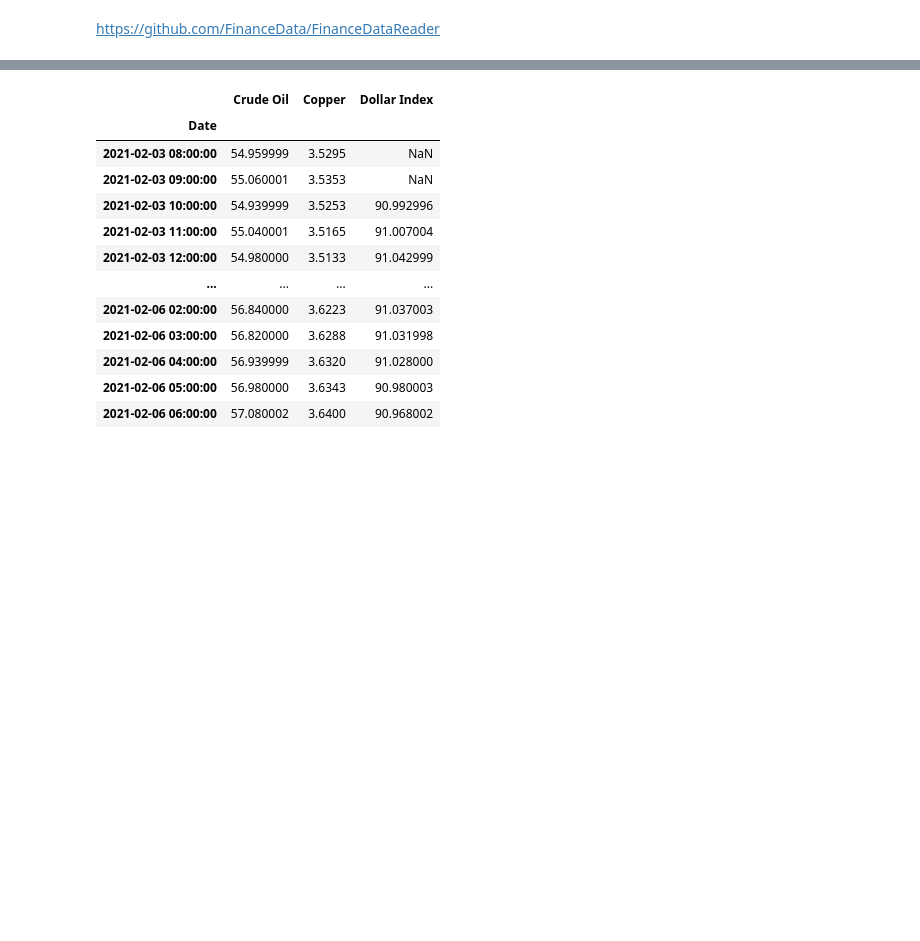
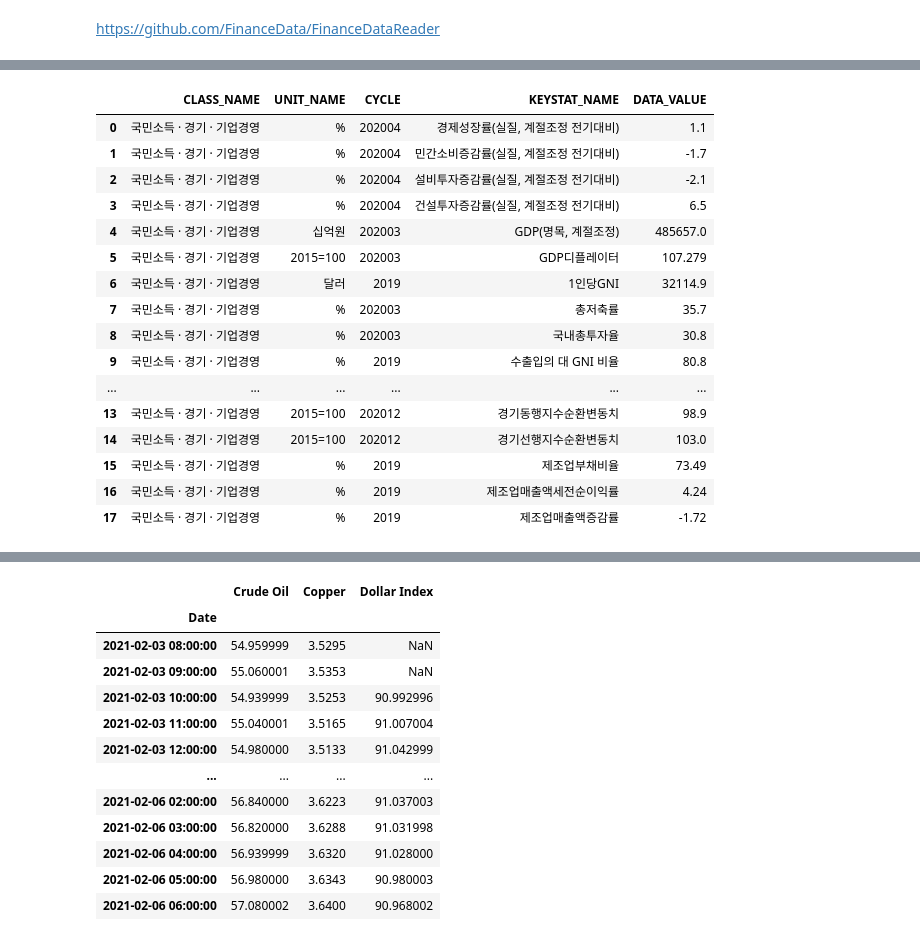
Before and after one commit to pickmoment/moondata, a Jupyter notebook: test.ipynb, the cells around one changed output, grey strips where cells are left out. Saved outputs shown, nothing was run; the diff lists cells and outputs as text; code cells hidden in the pictures; blank space fills up the shorter version.

```diff
--- a/test.ipynb
+++ b/test.ipynb
@@ -176,3 +188,33 @@ def sheet_df(doc_id):
     df = df.set_index('Date')
     df = df.astype({'Volume':'float'})
     return df
+# %%
+def ecos_stat_table(code, start=1, end=10):
+    config = json.loads(open('test.config').read())
+    url = f"http://ecos.bok.or.kr/api/StatisticTableList/{config['ecos']}/json/kr/{start}/{end}/{code}"
+    print(url)
+    res = session.get(url)
+    return json.loads(res.text)
+
+def ecos_stat_item(code, start=1, end=10):
+    config = json.loads(open('test.config').read())
+    url = f"http://ecos.bok.or.kr/api/StatisticItemList/{config['ecos']}/json/kr/{start}/{end}/{code}"
+    print(url)
+    res = session.get(url)
+    return json.loads(res.text)
+
+def ecos_stat_search(code, period, start_date, end_date, item_code1='', item_code2='', item_code3='', start=1, end=100):
+    config = json.loads(open('test.config').read())
+    url = f"http://ecos.bok.or.kr/api/StatisticSearch/{config['ecos']}/json/kr/{start}/{end}/{code}/{period}/{start_date}/{end_date}/{item_code1}/{item_code2}/{item_code3}/"
+    print(url)
+    res = session.get(url)
+    return json.loads(res.text)
+
+def ecos_100(start=1, end=100):
+    config = json.loads(open('test.config').read())
+    url = f"http://ecos.bok.or.kr/api/KeyStatisticList/{config['ecos']}/json/kr/{start}/{end}"
+    res = session.get(url)
+#     return json.loads(res.text)
+    df = pd.DataFrame(json.loads(res.text)['KeyStatisticList']['row'])
+    df = df.astype({'DATA_VALUE':'string'})
+    return df
@@ -178,0 +266,20 @@ def sheet_df(doc_id):
+# %%
+df[df['CLASS_NAME'] == '국민소득 · 경기 · 기업경영']
+# %% [output]
+|  | CLASS_NAME | UNIT_NAME | CYCLE | KEYSTAT_NAME | DATA_VALUE |
+| 0 | 국민소득 · 경기 · 기업경영 | % | 202004 | 경제성장률(실질, 계절조정 전기대비) | 1.1 |
+| 1 | 국민소득 · 경기 · 기업경영 | % | 202004 | 민간소비증감률(실질, 계절조정 전기대비) | -1.7 |
+| 2 | 국민소득 · 경기 · 기업경영 | % | 202004 | 설비투자증감률(실질, 계절조정 전기대비) | -2.1 |
+| 3 | 국민소득 · 경기 · 기업경영 | % | 202004 | 건설투자증감률(실질, 계절조정 전기대비) | 6.5 |
+| 4 | 국민소득 · 경기 · 기업경영 | 십억원 | 202003 | GDP(명목, 계절조정) | 485657.0 |
+| 5 | 국민소득 · 경기 · 기업경영 | 2015=100 | 202003 | GDP디플레이터 | 107.279 |
+| 6 | 국민소득 · 경기 · 기업경영 | 달러 | 2019 | 1인당GNI | 32114.9 |
+| 7 | 국민소득 · 경기 · 기업경영 | % | 202003 | 총저축률 | 35.7 |
+| 8 | 국민소득 · 경기 · 기업경영 | % | 202003 | 국내총투자율 | 30.8 |
+| 9 | 국민소득 · 경기 · 기업경영 | % | 2019 | 수출입의 대 GNI 비율 | 80.8 |
+| ... | ... | ... | ... | ... | ... |
+| 13 | 국민소득 · 경기 · 기업경영 | 2015=100 | 202012 | 경기동행지수순환변동치 | 98.9 |
+| 14 | 국민소득 · 경기 · 기업경영 | 2015=100 | 202012 | 경기선행지수순환변동치 | 103.0 |
+| 15 | 국민소득 · 경기 · 기업경영 | % | 2019 | 제조업부채비율 | 73.49 |
+| 16 | 국민소득 · 경기 · 기업경영 | % | 2019 | 제조업매출액세전순이익률 | 4.24 |
+| 17 | 국민소득 · 경기 · 기업경영 | % | 2019 | 제조업매출액증감률 | -1.72 |
```
Also changed, not shown: parts of 20 cells of this notebook.
